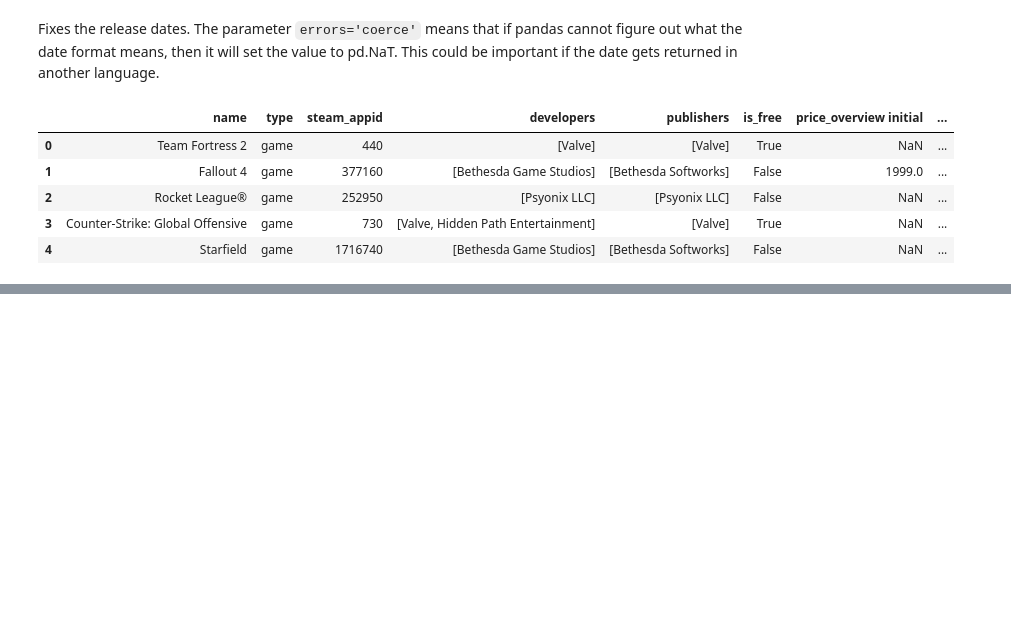
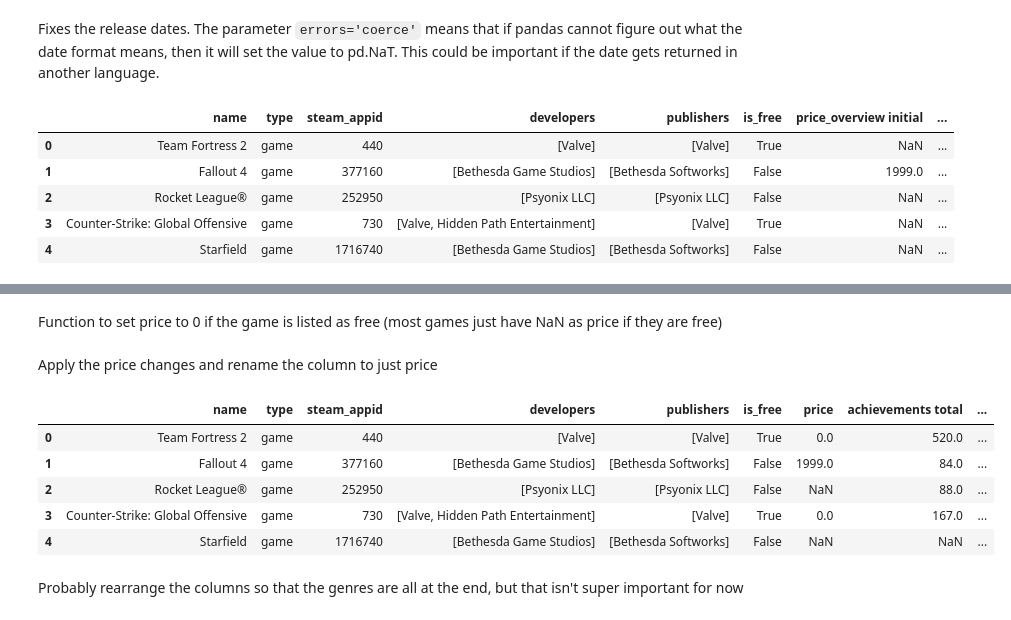
Before and after one commit to PokoNut/CMSC320FinalProject, a Jupyter notebook: DataCollection.ipynb, the cells around one changed output, grey strips where cells are left out. Drawn from its saved outputs; the diff is of its cells as text; code cells hidden in the pictures; blank space fills up the shorter version.

```diff
--- a/DataCollection.ipynb
+++ b/DataCollection.ipynb
@@ -79,17 +76,35 @@ Iterates through listed apps and stores the data\
 Potential issue here is that sometimes the information CSGO returns is in Russian. Sometimes it is in English. I didn't see any parameter to specify the result language, so I'm not quite sure what to do about this.\
 I may have fixed the issue by adding this filters thing as a parameter? Because the filters are in English.
 # %%
-URL = "http://store.steampowered.com/api/appdetails"
 all_info = []
 app_ids = [tf2_id, fo4_id, rl_id, csgo_id, starfield_id]
 
 for app_id in app_ids:
-    # make api query
+    # make main api query
+    URL = "http://store.steampowered.com/api/appdetails"
     PARAMS = {'appids': app_id, 'filters': filters}
     re = requests.get(url = URL, params = PARAMS)
     game_info = re.json()[str(app_id)]['data']
-    # done
     info = fetch(game_info, categories)
+    # make review api query
+    URL = f"http://store.steampowered.com/appreviews/{app_id}?json=1"
+    PARAMS = {'num_per_page': 0, 'language': 'all', 'purchase_type': 'all'}
+    re = requests.get(url = URL, params = PARAMS)
+    summary = re.json()
+    if 'query_summary' in summary.keys():
+        q_summary = summary['query_summary']
+
+        if 'total_positive' in q_summary:
+            info['total_positive'] = q_summary['total_positive']
+        else:
+            info['total_positive'] = np.NaN
+
+        if 'total_reviews' in q_summary:
+            info['total_reviews'] = q_summary['total_reviews']
+        else:
+            info['total_reviews'] = np.NaN
+
+
     all_info.append(info)
 # %% [markdown]
 Creates a dataframe from the data
@@ -131,0 +149,6 @@ df.head()
+# %%
+def positive_perc(row):
+    if not np.isnan(row['total_reviews']) and row['total_reviews'] != 0 and not np.isnan(row['total_positive']):
+        return row['total_positive'] / row['total_reviews']
+    else:
+        return np.NaN
@@ -131,0 +157,3 @@ df.head()
+# %%
+df['positive_percentage'] = df.apply(positive_perc, axis=1)
+df.head()
@@ -131,0 +167,23 @@ df.head()
+# %% [markdown]
+Function to set price to 0 if the game is listed as free (most games just have NaN as price if they are free)
+# %%
+def get_price(row):
+    if np.isnan(row['price_overview initial']) and row['is_free']:
+        return 0
+    else:
+        return row['price_overview initial']
+# %% [markdown]
+Apply the price changes and rename the column to just price
+# %%
+df['price_overview initial'] = df.apply(get_price, axis=1)
+df.rename({'price_overview initial': 'price'}, axis='columns', inplace=True)
+df.head()
+# %% [output]
+|  | name | type | steam_appid | developers | publishers | is_free | price | achievements total | ... |
+| 0 | Team Fortress 2 | game | 440 | [Valve] | [Valve] | True | 0.0 | 520.0 | ... |
+| 1 | Fallout 4 | game | 377160 | [Bethesda Game Studios] | [Bethesda Softworks] | False | 1999.0 | 84.0 | ... |
+| 2 | Rocket League® | game | 252950 | [Psyonix LLC] | [Psyonix LLC] | False | NaN | 88.0 | ... |
+| 3 | Counter-Strike: Global Offensive | game | 730 | [Valve, Hidden Path Entertainment] | [Valve] | True | 0.0 | 167.0 | ... |
+| 4 | Starfield | game | 1716740 | [Bethesda Game Studios] | [Bethesda Softworks] | False | NaN | NaN | ... |
+# %% [markdown]
+Probably rearrange the columns so that the genres are all at the end, but that isn't super important for now
```
Also changed, not shown: parts of 4 cells of this notebook, 1 other file.
